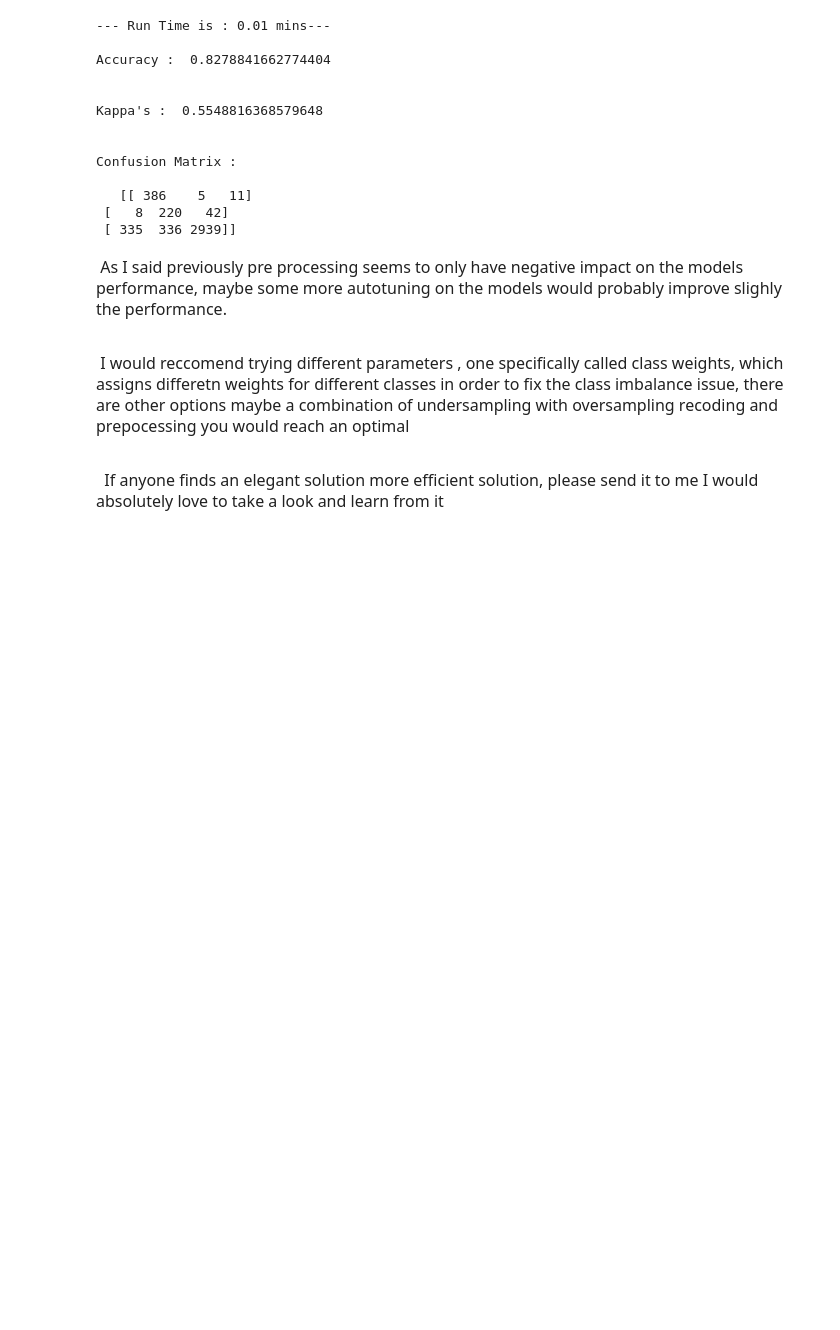
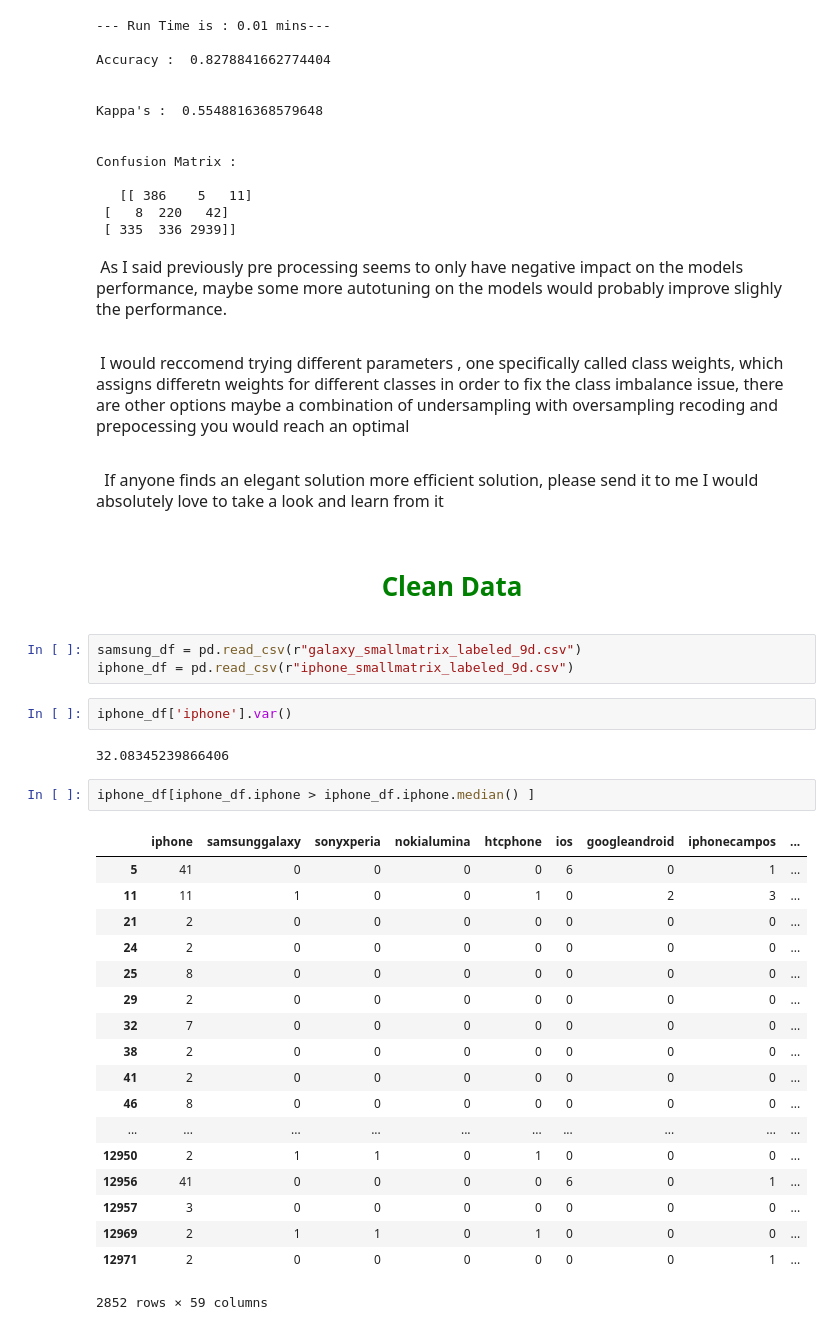
Before and after one commit to ZordoC/June-2019-Sentiment-Analysis, a Jupyter notebook: Report.ipynb, the cells around one changed output. Drawn from its saved outputs; the diff is of its cells as text; blank space fills up the shorter version.

```diff
--- a/Report.ipynb
+++ b/Report.ipynb
@@ -1069,3 +1072,38 @@ Confusion Matrix :
 &nbsp; If anyone finds an elegant solution more efficient solution, please send it to me  I would absolutely love to take a look and learn from it
 
    </font>
+# %% [markdown]
+<html>
+       <font size = 5, color = green >
+
+<h1><center> Clean Data    </center></h1>
+
+   </font>
+# %%
+samsung_df = pd.read_csv(r"galaxy_smallmatrix_labeled_9d.csv")
+iphone_df = pd.read_csv(r"iphone_smallmatrix_labeled_9d.csv")
+# %%
+iphone_df['iphone'].var()
+# %% [output]
+32.08345239866406
+# %%
+iphone_df[iphone_df.iphone > iphone_df.iphone.median() ]
+# %% [output]
+|  | iphone | samsunggalaxy | sonyxperia | nokialumina | htcphone | ios | googleandroid | iphonecampos | ... |
+| 5 | 41 | 0 | 0 | 0 | 0 | 6 | 0 | 1 | ... |
+| 11 | 11 | 1 | 0 | 0 | 1 | 0 | 2 | 3 | ... |
+| 21 | 2 | 0 | 0 | 0 | 0 | 0 | 0 | 0 | ... |
+| 24 | 2 | 0 | 0 | 0 | 0 | 0 | 0 | 0 | ... |
+| 25 | 8 | 0 | 0 | 0 | 0 | 0 | 0 | 0 | ... |
+| 29 | 2 | 0 | 0 | 0 | 0 | 0 | 0 | 0 | ... |
+| 32 | 7 | 0 | 0 | 0 | 0 | 0 | 0 | 0 | ... |
+| 38 | 2 | 0 | 0 | 0 | 0 | 0 | 0 | 0 | ... |
+| 41 | 2 | 0 | 0 | 0 | 0 | 0 | 0 | 0 | ... |
+| 46 | 8 | 0 | 0 | 0 | 0 | 0 | 0 | 0 | ... |
+| ... | ... | ... | ... | ... | ... | ... | ... | ... | ... |
+| 12950 | 2 | 1 | 1 | 0 | 1 | 0 | 0 | 0 | ... |
+| 12956 | 41 | 0 | 0 | 0 | 0 | 6 | 0 | 1 | ... |
+| 12957 | 3 | 0 | 0 | 0 | 0 | 0 | 0 | 0 | ... |
+| 12969 | 2 | 1 | 1 | 0 | 1 | 0 | 0 | 0 | ... |
+| 12971 | 2 | 0 | 0 | 0 | 0 | 0 | 0 | 1 | ... |
+2852 rows × 59 columns
```
Also changed, not shown: parts of 10 cells of this notebook, 5 other files.
